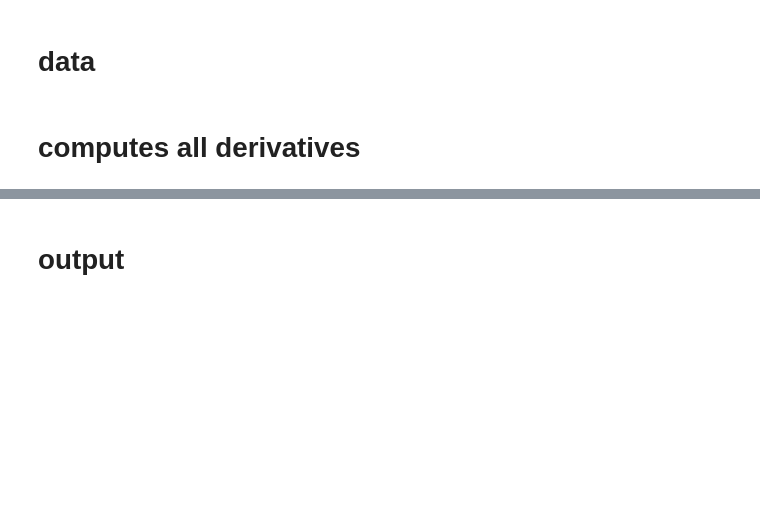
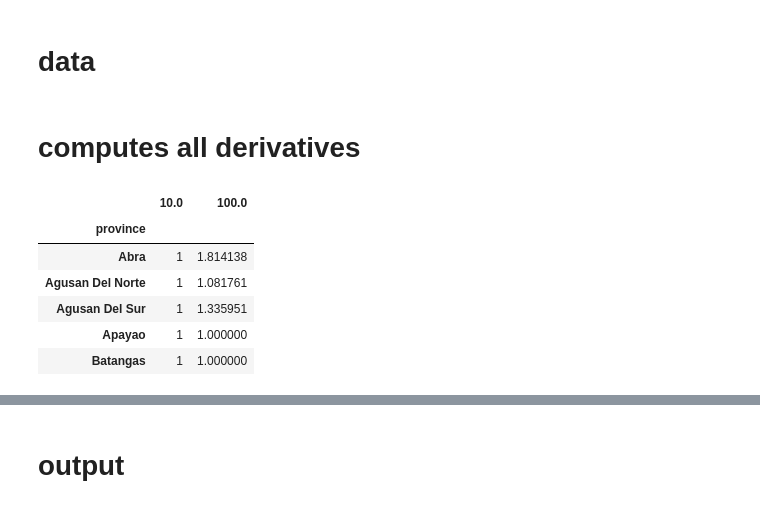
Before and after one commit to adrivsh/resilience_indicator_phl, a Jupyter notebook: systematic_policy_assessment.ipynb, the cells around one changed output, grey strips where cells are left out. Cells and saved outputs as stored; diff of their text form; code cells hidden in the pictures; blank space fills up the shorter version.

```diff
--- a/systematic_policy_assessment.ipynb
+++ b/systematic_policy_assessment.ipynb
@@ -57,4 +57,16 @@ def compute_derivative(df_original,deriv_set,pol_assess_set):
             print("no derivative for " +var)
     progress_reporter("done.")
     return der.swaplevel('inputs', 'outputs', axis=1).sort_index(axis=1).dropna(how="all",axis=1)
+# %%
+fr=pd.read_csv("inputs/fa_ratios_river.csv", index_col="province").dropna()
+fr.columns = fr.columns.astype(float)
+fr.head()
+# %% [output]
+|  | 10.0 | 100.0 |
+| province |  |  |
+| Abra | 1 | 1.814138 |
+| Agusan Del Norte | 1 | 1.081761 |
+| Agusan Del Sur | 1 | 1.335951 |
+| Apayao | 1 | 1.000000 |
+| Batangas | 1 | 1.000000 |
 # %%
```
Also changed, not shown: parts of 4 cells of this notebook, 18 other files.
